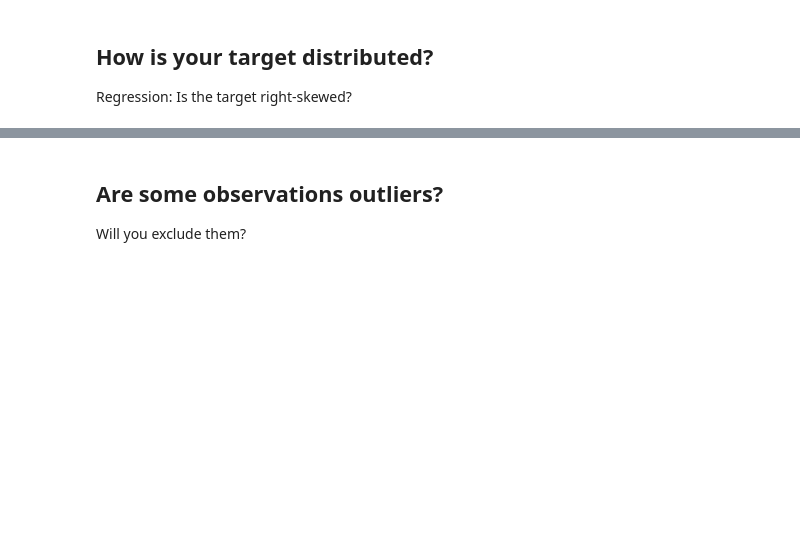
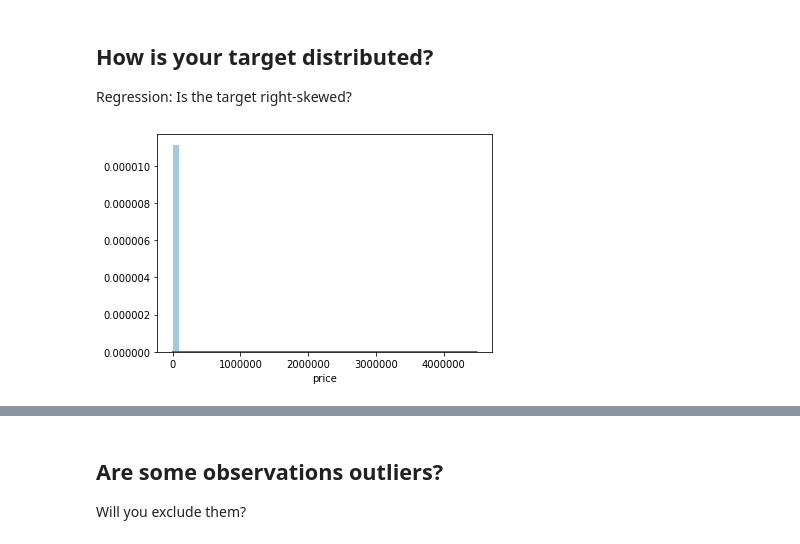
Before and after one commit to bloominstituteoftechnology/DS-Unit-2-Applied-Modeling, a Jupyter notebook: module1/LS_DS_231.ipynb, the cells around one changed output, grey strips where cells are left out. Saved outputs shown, nothing was run; the diff lists cells and outputs as text; code cells hidden in the pictures; blank space fills up the shorter version.

```diff
--- a/module1/LS_DS_231.ipynb
+++ b/module1/LS_DS_231.ipynb
@@ -89,7 +398,14 @@ assert df.shape == (49352, 34)
 ## Choose your target
 
 Which column in your tabular dataset will you predict?
+# %%
+y = df['price']
 # %% [markdown]
 ## How is your target distributed?
 
 Regression: Is the target right-skewed?
+# %%
+import seaborn as sns
+sns.distplot(y);
+# %% [output]
+[figure, added]
```
Also changed, not shown: parts of 52 cells of this notebook.
